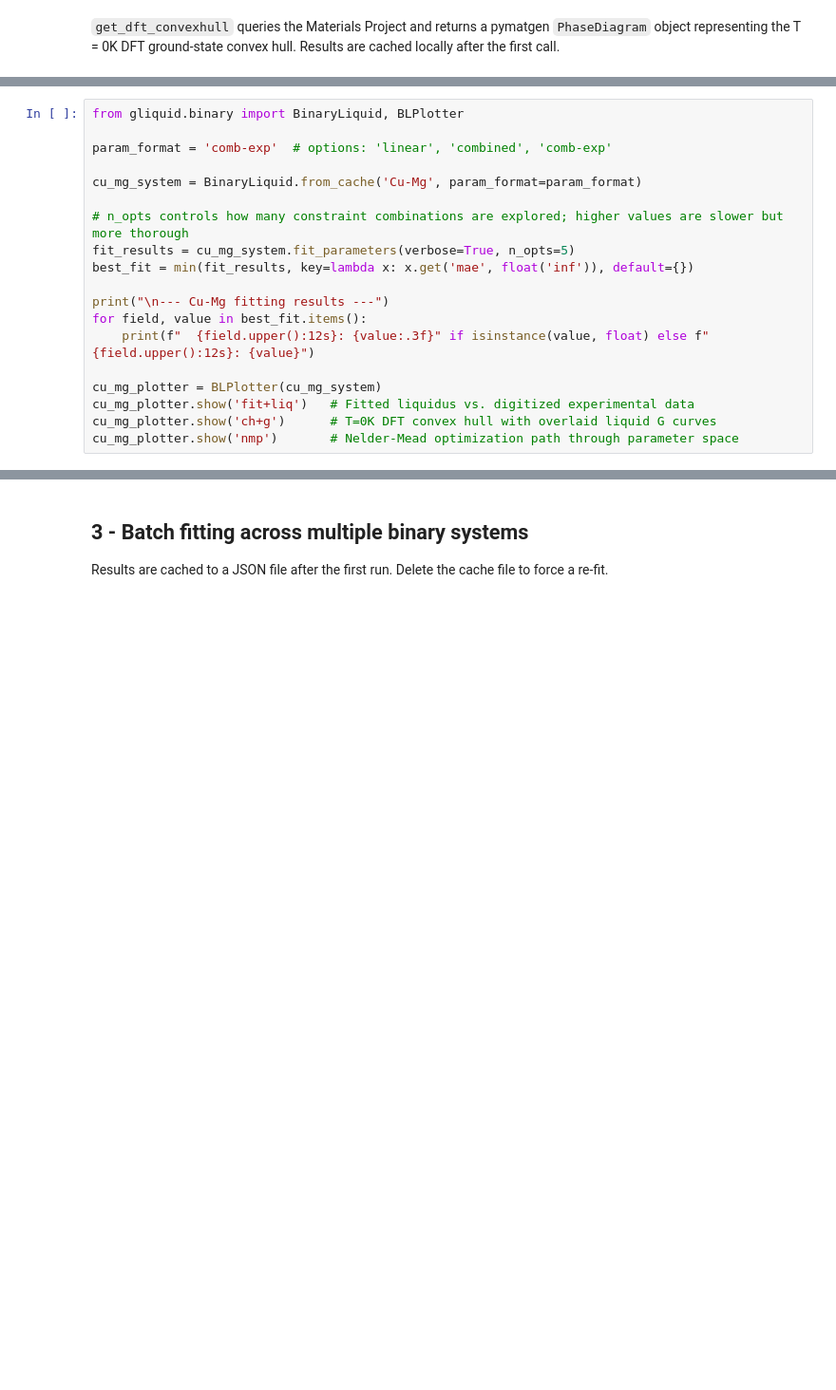
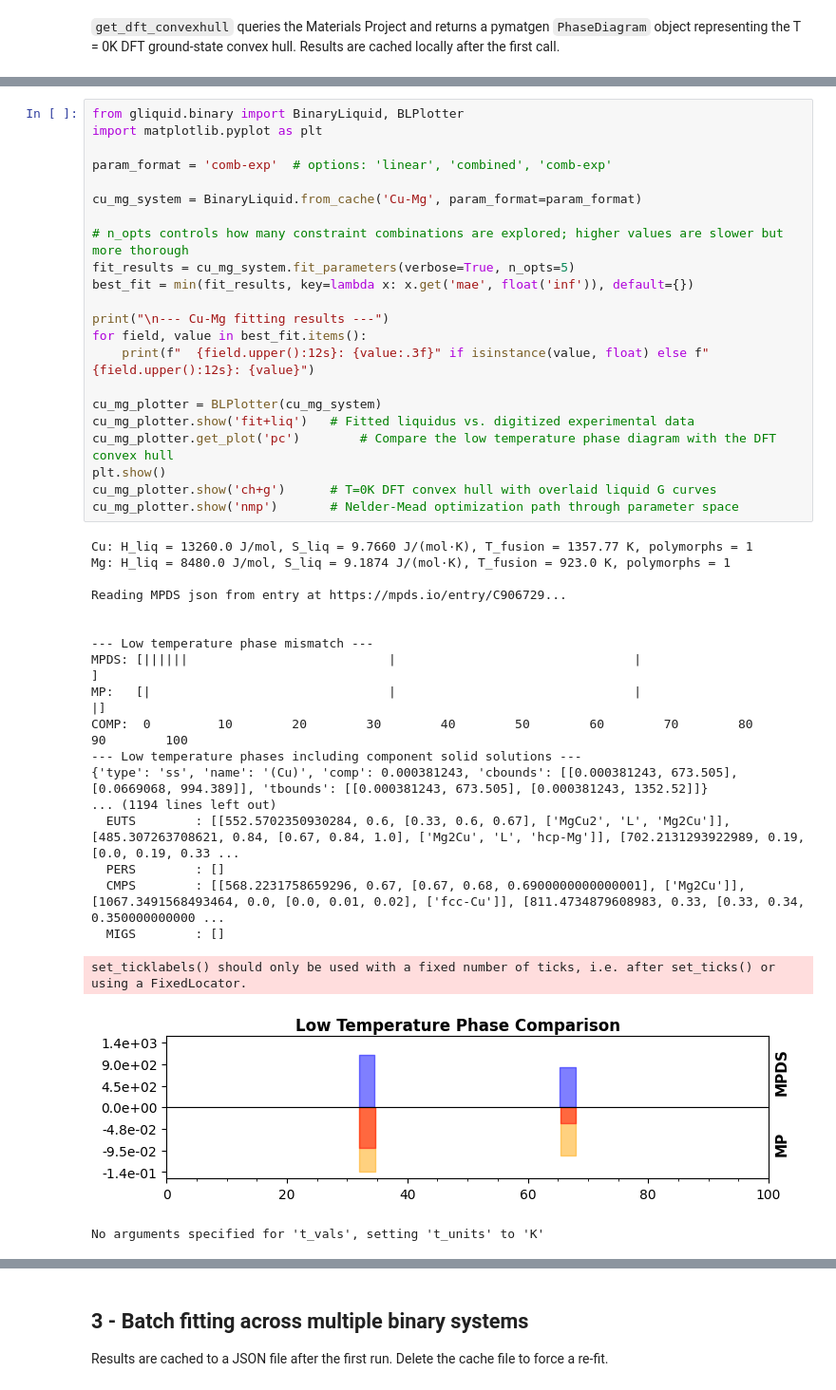
Before and after one commit to willwerj/gliquid_python, a Jupyter notebook: notebooks/fitting_demo.ipynb, the cells around one changed output, grey strips where cells are left out. Shown at 95% size. Cells and saved outputs as stored; diff of their text form; blank space fills up the shorter version.

Commit message:
polymorph plotting, improved env compat and notebooks

```diff
--- a/notebooks/fitting_demo.ipynb
+++ b/notebooks/fitting_demo.ipynb
@@ -94,19 +224,43 @@ The diagrams below illustrate how invariant points on the phase diagram translat
 # %%
 from gliquid.binary import BinaryLiquid, BLPlotter
+import matplotlib.pyplot as plt
 
 param_format = 'comb-exp'  # options: 'linear', 'combined', 'comb-exp'
 
 cu_mg_system = BinaryLiquid.from_cache('Cu-Mg', param_format=param_format)
 
 # n_opts controls how many constraint combinations are explored; higher values are slower but more thorough
 fit_results = cu_mg_system.fit_parameters(verbose=True, n_opts=5)
 best_fit = min(fit_results, key=lambda x: x.get('mae', float('inf')), default={})
 
 print("\n--- Cu-Mg fitting results ---")
 for field, value in best_fit.items():
     print(f"  {field.upper():12s}: {value:.3f}" if isinstance(value, float) else f"  {field.upper():12s}: {value}")
 
 cu_mg_plotter = BLPlotter(cu_mg_system)
 cu_mg_plotter.show('fit+liq')   # Fitted liquidus vs. digitized experimental data
+cu_mg_plotter.get_plot('pc')        # Compare the low temperature phase diagram with the DFT convex hull
+plt.show()
 cu_mg_plotter.show('ch+g')      # T=0K DFT convex hull with overlaid liquid G curves
 cu_mg_plotter.show('nmp')       # Nelder-Mead optimization path through parameter space
+# %% [output]
+Cu: H_liq = 13260.0 J/mol, S_liq = 9.7660 J/(mol·K), T_fusion = 1357.77 K, polymorphs = 1
+Mg: H_liq = 8480.0 J/mol, S_liq = 9.1874 J/(mol·K), T_fusion = 923.0 K, polymorphs = 1
+
+Reading MPDS json from entry at https://mpds.io/entry/C906729...
+
+
+--- Low temperature phase mismatch ---
+MPDS: [||||||                           |                                |                                  ]
+MP:   [|                                |                                |                                 |]
+COMP:  0         10        20        30        40        50        60        70        80        90        100
+--- Low temperature phases including component solid solutions ---
+{'type': 'ss', 'name': '(Cu)', 'comp': 0.000381243, 'cbounds': [[0.000381243, 673.505], [0.0669068, 994.389]], 'tbounds': [[0.000381243, 673.505], [0.000381243, 1352.52]]}
+... (1194 lines left out)
+  EUTS        : [[552.5702350930284, 0.6, [0.33, 0.6, 0.67], ['MgCu2', 'L', 'Mg2Cu']], [485.307263708621, 0.84, [0.67, 0.84, 1.0], ['Mg2Cu', 'L', 'hcp-Mg']], [702.2131293922989, 0.19, [0.0, 0.19, 0.33 ...
+  PERS        : []
+  CMPS        : [[568.2231758659296, 0.67, [0.67, 0.68, 0.6900000000000001], ['Mg2Cu']], [1067.3491568493464, 0.0, [0.0, 0.01, 0.02], ['fcc-Cu']], [811.4734879608983, 0.33, [0.33, 0.34, 0.350000000000 ...
+  MIGS        : []
+set_ticklabels() should only be used with a fixed number of ticks, i.e. after set_ticks() or using a FixedLocator.
+[figure, added]
+No arguments specified for 't_vals', setting 't_units' to 'K'
```
Also changed, not shown: parts of 12 cells of this notebook, 13 other files.
